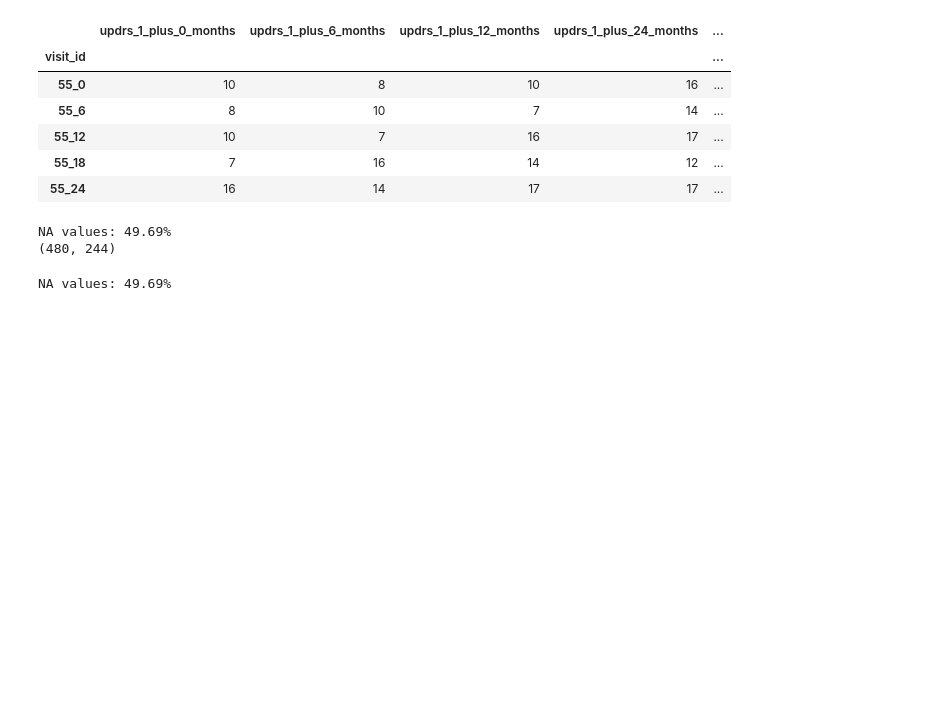
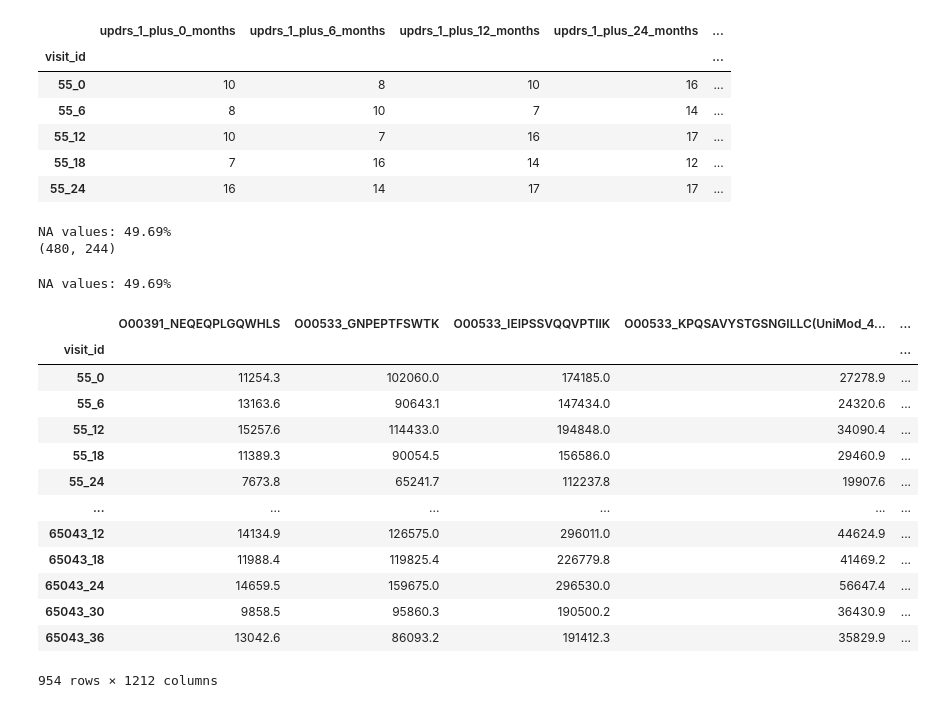
Before and after one commit to TheSeer507/AMP-Parkinson_Progression, a Jupyter notebook: FeatureSelection.ipynb, the cells around one changed output. Drawn from its saved outputs; the diff is of its cells as text; code cells hidden in the pictures; blank space fills up the shorter version.

```diff
--- a/FeatureSelection.ipynb
+++ b/FeatureSelection.ipynb
@@ -115,3 +115,37 @@ visit_month_list = df.reset_index().visit_id.str.split('_').apply(lambda x: int(
 peptide_list = pep_features.columns.to_list()
 # %% [output]
 NA values: 49.69%
+# %%
+from sklearn.impute import KNNImputer
+import pandas as pd
+
+# Assuming your dataframe is named 'df'
+# Create an imputer object
+imputer = KNNImputer(n_neighbors=5, weights='uniform', metric='nan_euclidean')
+
+# Fit the imputer to your data and transform the data
+df_imputed = imputer.fit_transform(df)
+
+# Convert the result back to a DataFrame (if necessary),
+# as the transform method returns a numpy array
+df_imputed = pd.DataFrame(df_imputed, columns=df.columns, index=df.index)
+
+# Round to 1 decimal place
+df_imputed = df_imputed.round(1)
+
+df_imputed
+# %% [output]
+|  | O00391_NEQEQPLGQWHLS | O00533_GNPEPTFSWTK | O00533_IEIPSSVQQVPTIIK | O00533_KPQSAVYSTGSNGILLC(UniMod_4... | ... |
+| visit_id |  |  |  |  | ... |
+| 55_0 | 11254.3 | 102060.0 | 174185.0 | 27278.9 | ... |
+| 55_6 | 13163.6 | 90643.1 | 147434.0 | 24320.6 | ... |
+| 55_12 | 15257.6 | 114433.0 | 194848.0 | 34090.4 | ... |
+| 55_18 | 11389.3 | 90054.5 | 156586.0 | 29460.9 | ... |
+| 55_24 | 7673.8 | 65241.7 | 112237.8 | 19907.6 | ... |
+| ... | ... | ... | ... | ... | ... |
+| 65043_12 | 14134.9 | 126575.0 | 296011.0 | 44624.9 | ... |
+| 65043_18 | 11988.4 | 119825.4 | 226779.8 | 41469.2 | ... |
+| 65043_24 | 14659.5 | 159675.0 | 296530.0 | 56647.4 | ... |
+| 65043_30 | 9858.5 | 95860.3 | 190500.2 | 36430.9 | ... |
+| 65043_36 | 13042.6 | 86093.2 | 191412.3 | 35829.9 | ... |
+954 rows × 1212 columns
```
Also changed, not shown: parts of 11 cells of this notebook, 3 other files.
